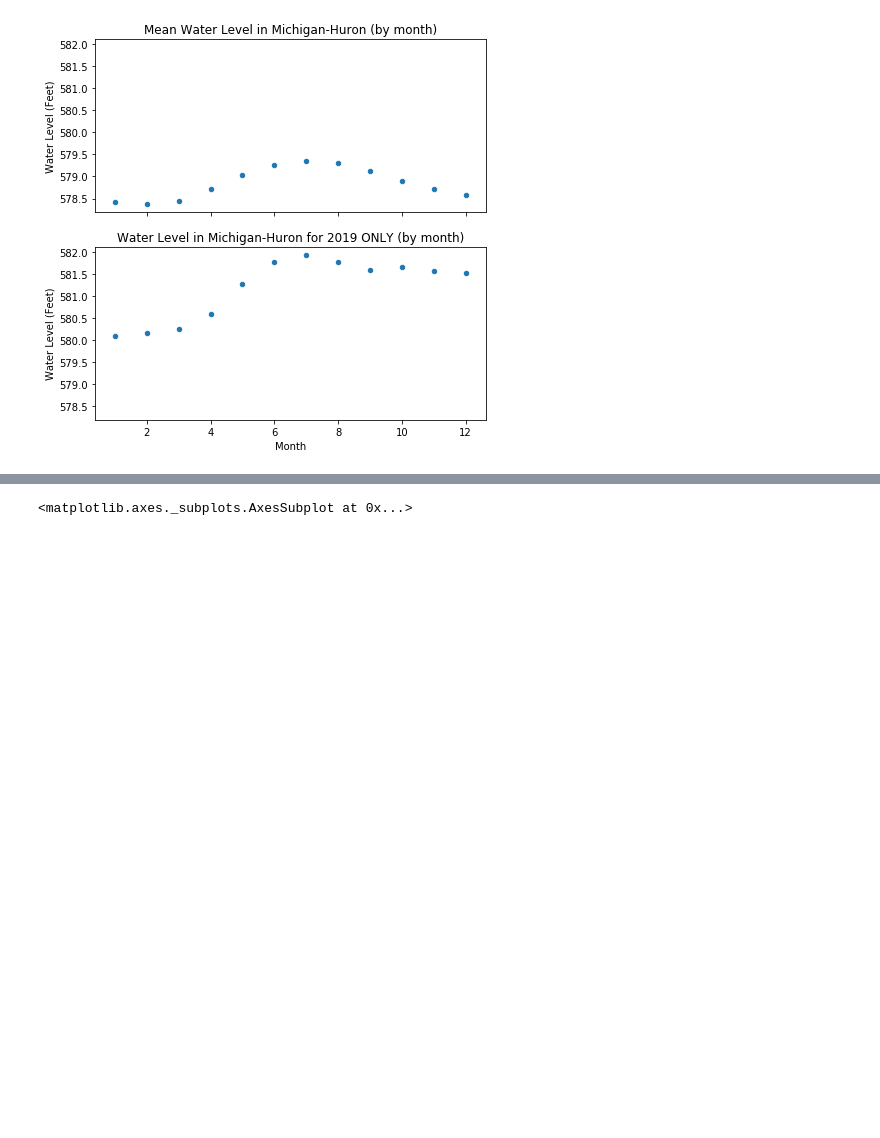
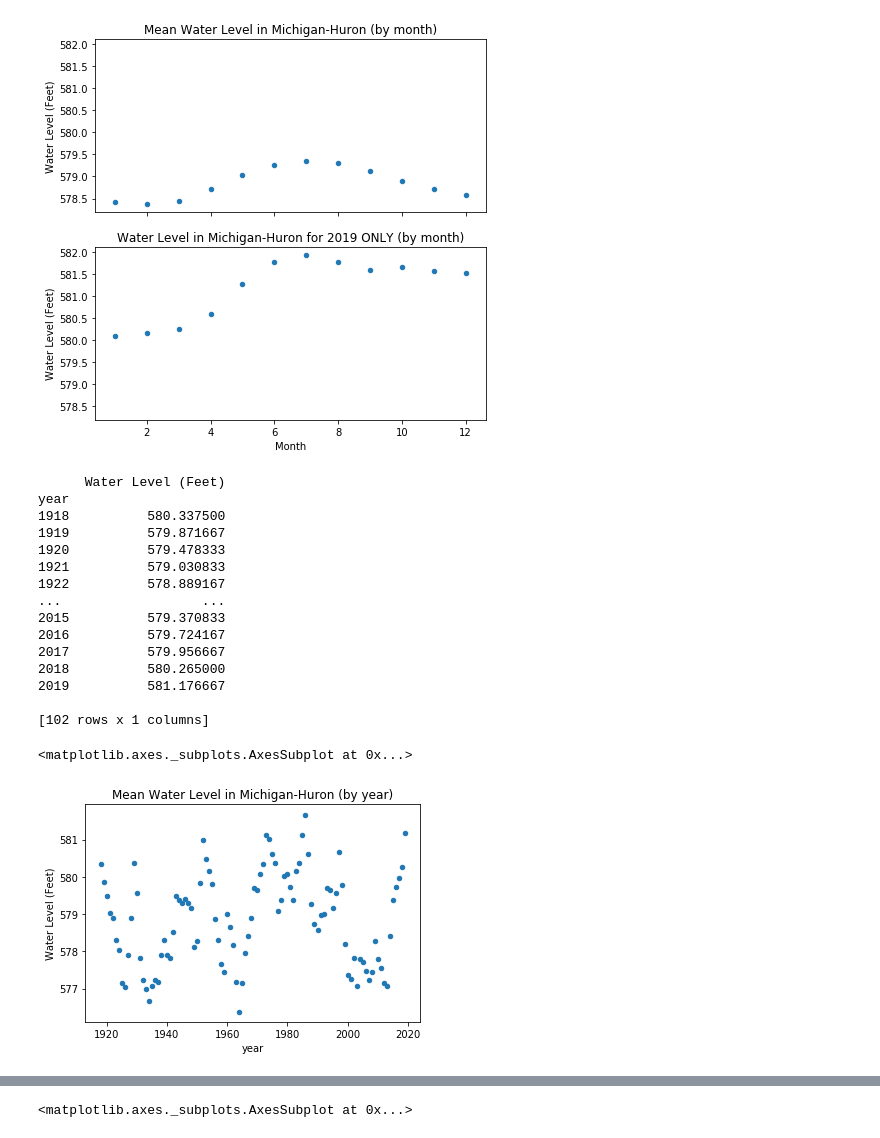
Before and after one commit to olivia1117/LakeWaterLevelData, a Jupyter notebook: Water Level Data Project.ipynb, the cells around one changed output, grey strips where cells are left out. Saved outputs shown, nothing was run; the diff lists cells and outputs as text; code cells hidden in the pictures; blank space fills up the shorter version.

Commit message:
adding more data, new graph image, and more data with code to make the graph image

```diff
--- a/Water Level Data Project.ipynb
+++ b/Water Level Data Project.ipynb
@@ -65,3 +68,30 @@ last_year_data.plot.scatter(x ='Month', y ='Water Level (Feet)', title = 'Water
 # %% [output]
 <matplotlib.axes._subplots.AxesSubplot at 0x...>
 [figure]
+# %%
+#lake_level_df
+lake_level_df = pd.read_csv(r'./GLHYD_data_english', skiprows = [0,1,2,3,4,5,6,7,8,9,10,11])
+lake_level_df = lake_level_df.drop(columns = ['Superior', 'St. Clair', 'Erie', 'Ontario'])
+mean_lake_level_df = lake_level_df.groupby('year').mean()
+mean_lake_level_df = mean_lake_level_df.rename(columns = {"Michigan-Huron" : "Water Level (Feet)"})
+#print (lake_level_df)
+print(mean_lake_level_df)
+mean_lake_level_df.reset_index().plot.scatter(x ='year', y ='Water Level (Feet)', title = 'Mean Water Level in Michigan-Huron (by year)' )
+# %% [output]
+      Water Level (Feet)
+year
+1918          580.337500
+1919          579.871667
+1920          579.478333
+1921          579.030833
+1922          578.889167
+...                  ...
+2015          579.370833
+2016          579.724167
+2017          579.956667
+2018          580.265000
+2019          581.176667
+
+[102 rows x 1 columns]
+<matplotlib.axes._subplots.AxesSubplot at 0x...>
+[figure, added]
```
Also changed, not shown: parts of 3 cells of this notebook, 3 other files.
